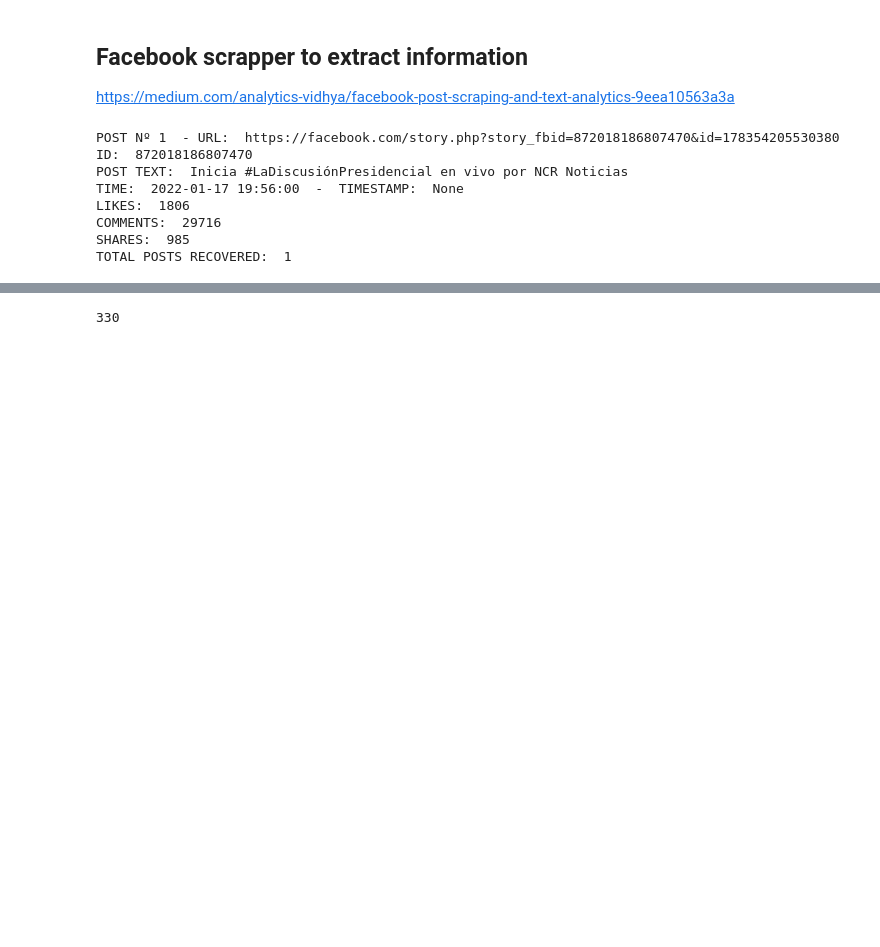
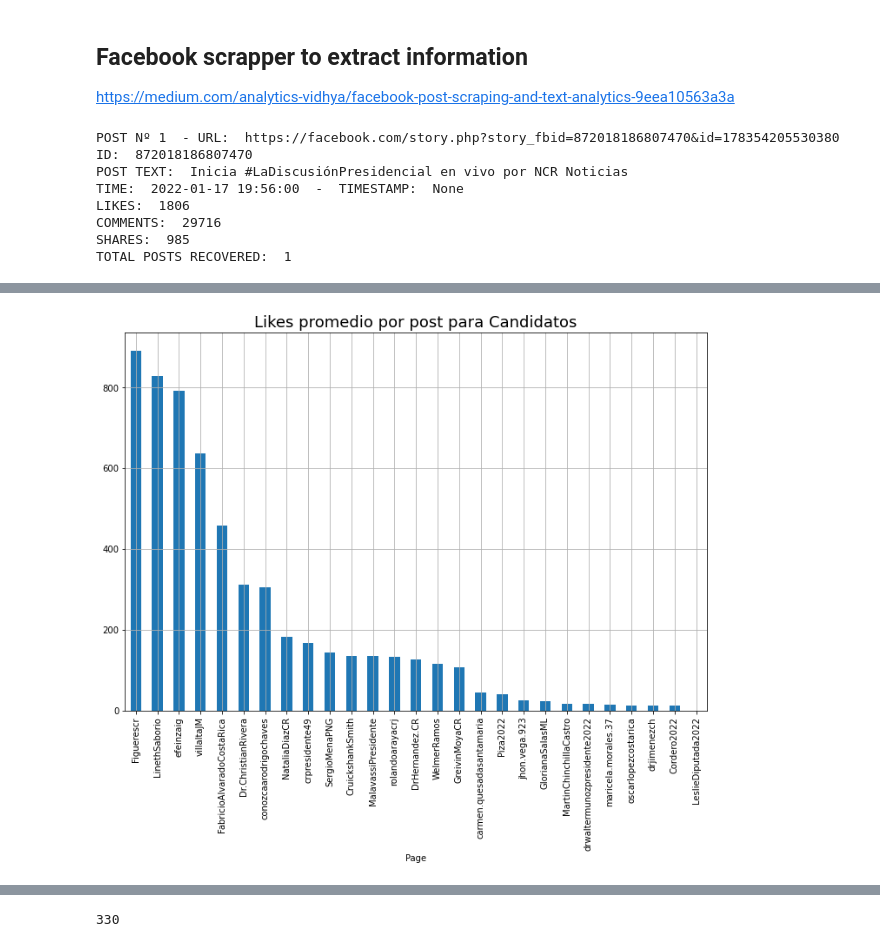
Before and after one commit to rafaelmata357/Daily-coding, a Jupyter notebook: facebook_scrapper.ipynb, the cells around one changed output, grey strips where cells are left out. Saved outputs shown, nothing was run; the diff lists cells and outputs as text; code cells hidden in the pictures; blank space fills up the shorter version.

Commit message:
FEAT: Add charts for likes and comments

```diff
--- a/facebook_scrapper.ipynb
+++ b/facebook_scrapper.ipynb
@@ -136,8 +145,8 @@ file_name = 'WelmerRamos'
 pages = 5
 channel_str = 'WelmerRamos'
 
-df_final = pd.DataFrame()
-for channel_str in channel_str_list_2:
+df_final_4 = pd.DataFrame()
+for channel_str in channel_str_list_4:
     df = get_facebook_posts(channel_str, pages, channel_str, cookies_file )
-    df_final = pd.concat([df_final,df])
+    df_final_4 = pd.concat([df_final_4,df])
 # %% [output]
@@ -183,0 +192,8 @@ df.iloc[0].reactors
+# %%
+plt.figure(figsize=(12,8))
+
+df_final.groupby(['Page'])['likes'].mean().sort_values(ascending=False).plot.bar();
+plt.grid(True)
+plt.title('Likes promedio por post para Candidatos',fontsize=18);
+# %% [output]
+[figure, added]
```
Also changed, not shown: parts of 21 cells of this notebook.
